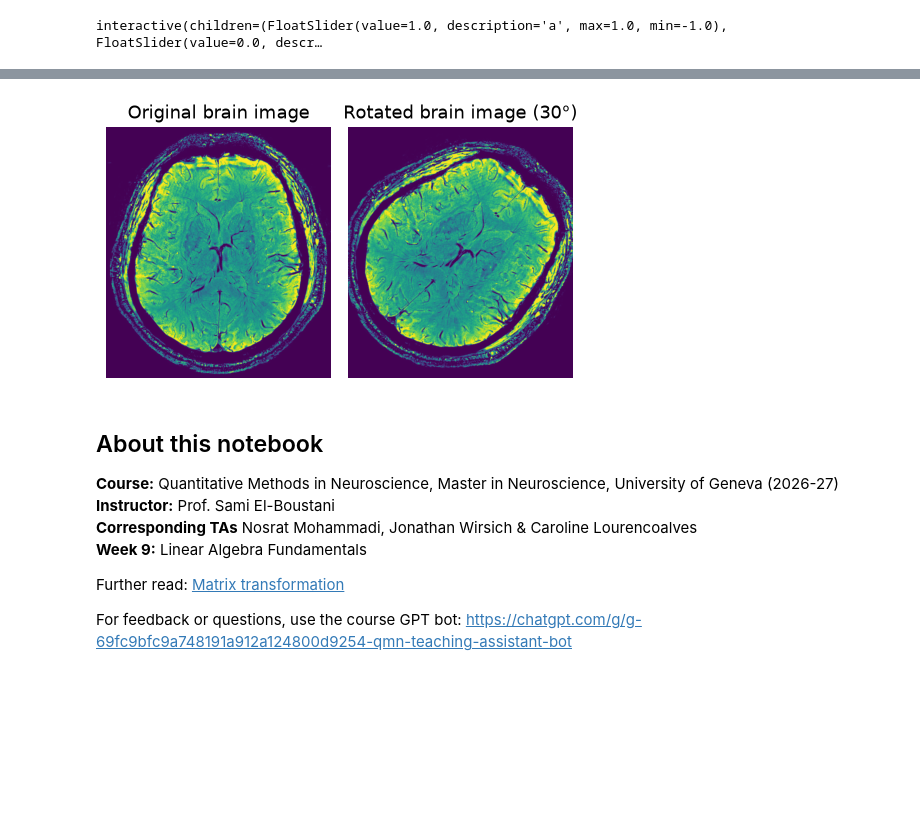
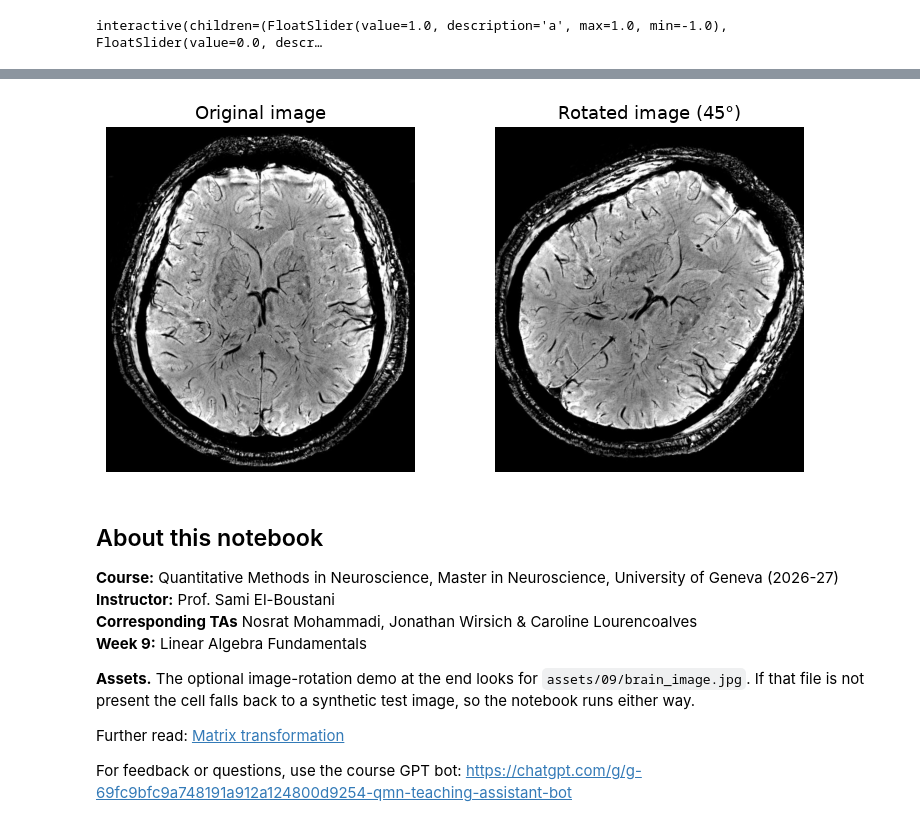
Before and after one commit to gmatteuc/QMN_course_2026, a Jupyter notebook: notebooks/09_linear_algebra_fundamentals_TA.ipynb, the cells around one changed output, grey strips where cells are left out. Saved outputs shown, nothing was run; the diff lists cells and outputs as text; code cells hidden in the pictures; blank space fills up the shorter version.

```diff
--- a/notebooks/09_linear_algebra_fundamentals_TA.ipynb
+++ b/notebooks/09_linear_algebra_fundamentals_TA.ipynb
@@ -1036,44 +1079,55 @@ def rotate_image_2x2(img, theta_deg, background=0):
     Rinv = np.linalg.inv(R)
 
     # grid of output pixel coordinates (x=col, y=row)
     y_out, x_out = np.indices((H, W))  # each is (H, W)
 
     # rotate around center
     cx, cy = (W - 1) / 2.0, (H - 1) / 2.0
     x = x_out - cx
     y = y_out - cy
 
     # inverse-map: where do these output pixels come from in the input?
     # [x_in, y_in]^T = Rinv @ [x_out-cx, y_out-cy]^T
     x_in = Rinv[0, 0] * x + Rinv[0, 1] * y + cx
     y_in = Rinv[1, 0] * x + Rinv[1, 1] * y + cy
 
     # nearest-neighbor sampling (simple + fast). If you want bilinear, say so.
     x0 = np.rint(x_in).astype(int)
     y0 = np.rint(y_in).astype(int)
 
     out = np.full((H, W), background, dtype=img.dtype)
 
     valid = (x0 >= 0) & (x0 < W) & (y0 >= 0) & (y0 < H)
     out[valid] = img[y0[valid], x0[valid]]
     return out
 
-brain_image = plt.imread("assets/09/brain_image.jpg")
-brain_imag_single_channel = brain_image[:, :, 0]
+# The image lives in the course assets folder. If it is missing (e.g. you only
+# downloaded the notebook), we fall back to a simple synthetic test image so the
+# demo still runs.
+import os
+angle = 45   # <- change me and re-run to rotate by a different amount
 
+if os.path.exists("src/brain_image.jpg"):
+    brain_image = plt.imread("src/brain_image.jpg")
+    img_single_channel = brain_image[:, :, 0]
+else:
+    print("assets/09/brain_image.jpg not found — using a synthetic test image instead.")
+    img_single_channel = np.zeros((100, 100))
+    img_single_channel[30:70, 45:55] = 255   # a vertical bar (easy to see rotation)
+    img_single_channel[45:55, 30:70] = 255   # + a horizontal bar  -> a plus sign
 
-fig, ax = plt.subplots(1, 2, figsize=(5, 5))
-ax[0].imshow(brain_imag_single_channel)
-ax[0].set_title("Original brain image")
-ax[0].axis('off')
-brain_rotated = rotate_image_2x2(brain_imag_single_channel, 45, background=0)
-ax[1].imshow(brain_rotated)
-ax[1].set_title("Rotated brain image (30°)")
-ax[1].axis('off')
+fig, ax = plt.subplots(1, 2, figsize=(8, 4))
+ax[0].imshow(img_single_channel, cmap="gray")
+ax[0].set_title("Original image")
+ax[0].axis("off")
+rotated = rotate_image_2x2(img_single_channel, angle, background=0)
+ax[1].imshow(rotated, cmap="gray")
+ax[1].set_title(f"Rotated image ({angle}°)")
+ax[1].axis("off")
 plt.tight_layout()
 plt.show()
 # %% [output]
-[figure, old version]
+[figure, new version]
 # %% [markdown]
 ## About this notebook
 
@@ -1082,6 +1136,9 @@ plt.show()
 **Corresponding TAs** Nosrat Mohammadi, Jonathan Wirsich & Caroline Lourencoalves
 **Week 9:** Linear Algebra Fundamentals
 
+
+**Assets.** The optional image-rotation demo at the end looks for `assets/09/brain_image.jpg`. If that file is not present the cell falls back to a synthetic test image, so the notebook runs either way.
+
 Further read:
 [Matrix transformation](https://courses.cs.umbc.edu/graduate/691cv/lectures/11_image-transformations.pdf)
 
```
Also changed, not shown: parts of 16 cells of this notebook, 2 other files.
